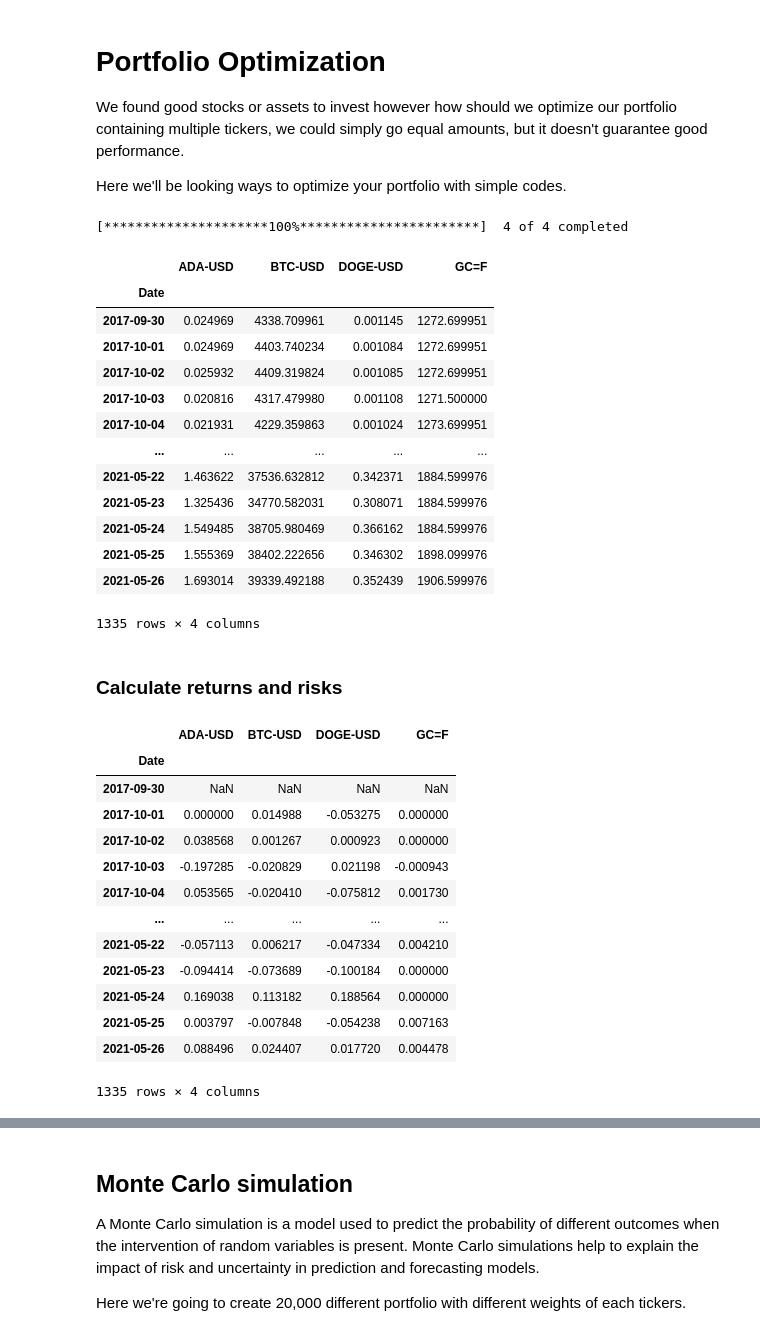
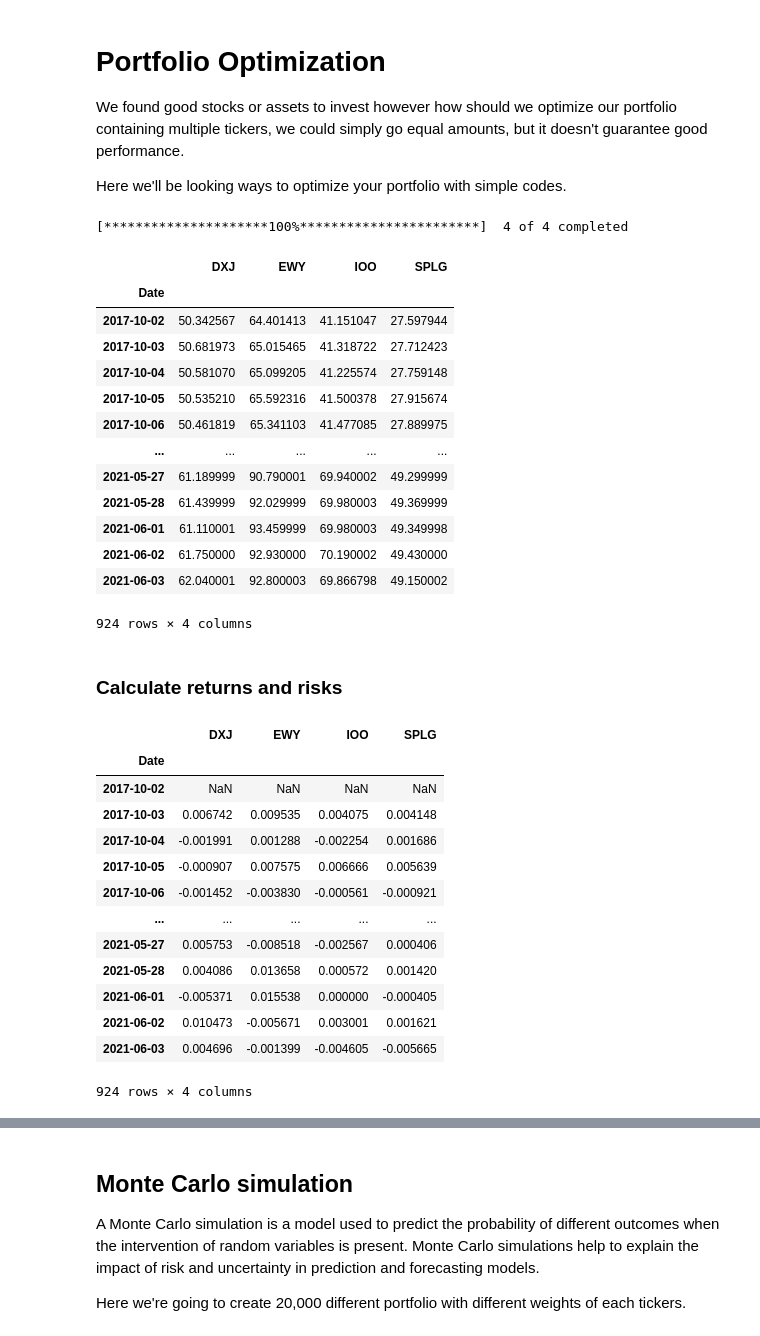
Before and after one commit to Rsych/Finance-Portfolio-Maker, a Jupyter notebook: Portfolio_Optimization.ipynb, the cells around one changed output, grey strips where cells are left out. Saved outputs shown, nothing was run; the diff lists cells and outputs as text; code cells hidden in the pictures.

```diff
--- a/Portfolio_Optimization.ipynb
+++ b/Portfolio_Optimization.ipynb
@@ -15,28 +15,28 @@ yf.pdr_override()
 import seaborn as sns
 sns.set()
 # %%
-tickers = ['GC=F', 'DOGE-USD', 'BTC-USD', 'ADA-USD']
+tickers = ['SPLG', 'IOO', 'EWY', 'DXJ']
 startdate = '2017-10-01'
 df = pdr.get_data_yahoo(tickers, start=startdate)['Adj Close']
 df.fillna(method='bfill', inplace=True)
 df.fillna(method='ffill', inplace=True)
 df
 # %% [output]
 [*********************100%***********************]  4 of 4 completed
-|  | ADA-USD | BTC-USD | DOGE-USD | GC=F |
+|  | DXJ | EWY | IOO | SPLG |
 | Date |  |  |  |  |
-| 2017-09-30 | 0.024969 | 4338.709961 | 0.001145 | 1272.699951 |
-| 2017-10-01 | 0.024969 | 4403.740234 | 0.001084 | 1272.699951 |
-| 2017-10-02 | 0.025932 | 4409.319824 | 0.001085 | 1272.699951 |
-| 2017-10-03 | 0.020816 | 4317.479980 | 0.001108 | 1271.500000 |
-| 2017-10-04 | 0.021931 | 4229.359863 | 0.001024 | 1273.699951 |
+| 2017-10-02 | 50.342567 | 64.401413 | 41.151047 | 27.597944 |
+| 2017-10-03 | 50.681973 | 65.015465 | 41.318722 | 27.712423 |
+| 2017-10-04 | 50.581070 | 65.099205 | 41.225574 | 27.759148 |
+| 2017-10-05 | 50.535210 | 65.592316 | 41.500378 | 27.915674 |
+| 2017-10-06 | 50.461819 | 65.341103 | 41.477085 | 27.889975 |
 | ... | ... | ... | ... | ... |
-| 2021-05-22 | 1.463622 | 37536.632812 | 0.342371 | 1884.599976 |
-| 2021-05-23 | 1.325436 | 34770.582031 | 0.308071 | 1884.599976 |
-| 2021-05-24 | 1.549485 | 38705.980469 | 0.366162 | 1884.599976 |
-| 2021-05-25 | 1.555369 | 38402.222656 | 0.346302 | 1898.099976 |
-| 2021-05-26 | 1.693014 | 39339.492188 | 0.352439 | 1906.599976 |
+| 2021-05-27 | 61.189999 | 90.790001 | 69.940002 | 49.299999 |
+| 2021-05-28 | 61.439999 | 92.029999 | 69.980003 | 49.369999 |
+| 2021-06-01 | 61.110001 | 93.459999 | 69.980003 | 49.349998 |
+| 2021-06-02 | 61.750000 | 92.930000 | 70.190002 | 49.430000 |
+| 2021-06-03 | 62.040001 | 92.800003 | 69.866798 | 49.150002 |
-1335 rows × 4 columns
+924 rows × 4 columns
 # %% [markdown]
 ### Calculate returns and risks
 # %%
@@ -53,20 +53,20 @@ port_weight = []
 # %%
 daily_ret
 # %% [output]
-|  | ADA-USD | BTC-USD | DOGE-USD | GC=F |
+|  | DXJ | EWY | IOO | SPLG |
 | Date |  |  |  |  |
-| 2017-09-30 | NaN | NaN | NaN | NaN |
-| 2017-10-01 | 0.000000 | 0.014988 | -0.053275 | 0.000000 |
-| 2017-10-02 | 0.038568 | 0.001267 | 0.000923 | 0.000000 |
-| 2017-10-03 | -0.197285 | -0.020829 | 0.021198 | -0.000943 |
-| 2017-10-04 | 0.053565 | -0.020410 | -0.075812 | 0.001730 |
+| 2017-10-02 | NaN | NaN | NaN | NaN |
+| 2017-10-03 | 0.006742 | 0.009535 | 0.004075 | 0.004148 |
+| 2017-10-04 | -0.001991 | 0.001288 | -0.002254 | 0.001686 |
+| 2017-10-05 | -0.000907 | 0.007575 | 0.006666 | 0.005639 |
+| 2017-10-06 | -0.001452 | -0.003830 | -0.000561 | -0.000921 |
 | ... | ... | ... | ... | ... |
-| 2021-05-22 | -0.057113 | 0.006217 | -0.047334 | 0.004210 |
-| 2021-05-23 | -0.094414 | -0.073689 | -0.100184 | 0.000000 |
-| 2021-05-24 | 0.169038 | 0.113182 | 0.188564 | 0.000000 |
-| 2021-05-25 | 0.003797 | -0.007848 | -0.054238 | 0.007163 |
-| 2021-05-26 | 0.088496 | 0.024407 | 0.017720 | 0.004478 |
+| 2021-05-27 | 0.005753 | -0.008518 | -0.002567 | 0.000406 |
+| 2021-05-28 | 0.004086 | 0.013658 | 0.000572 | 0.001420 |
+| 2021-06-01 | -0.005371 | 0.015538 | 0.000000 | -0.000405 |
+| 2021-06-02 | 0.010473 | -0.005671 | 0.003001 | 0.001621 |
+| 2021-06-03 | 0.004696 | -0.001399 | -0.004605 | -0.005665 |
-1335 rows × 4 columns
+924 rows × 4 columns
 # %%
 annual_cov
 # %% [output]
```
Also changed, not shown: parts of 7 cells of this notebook, 1 other file.
